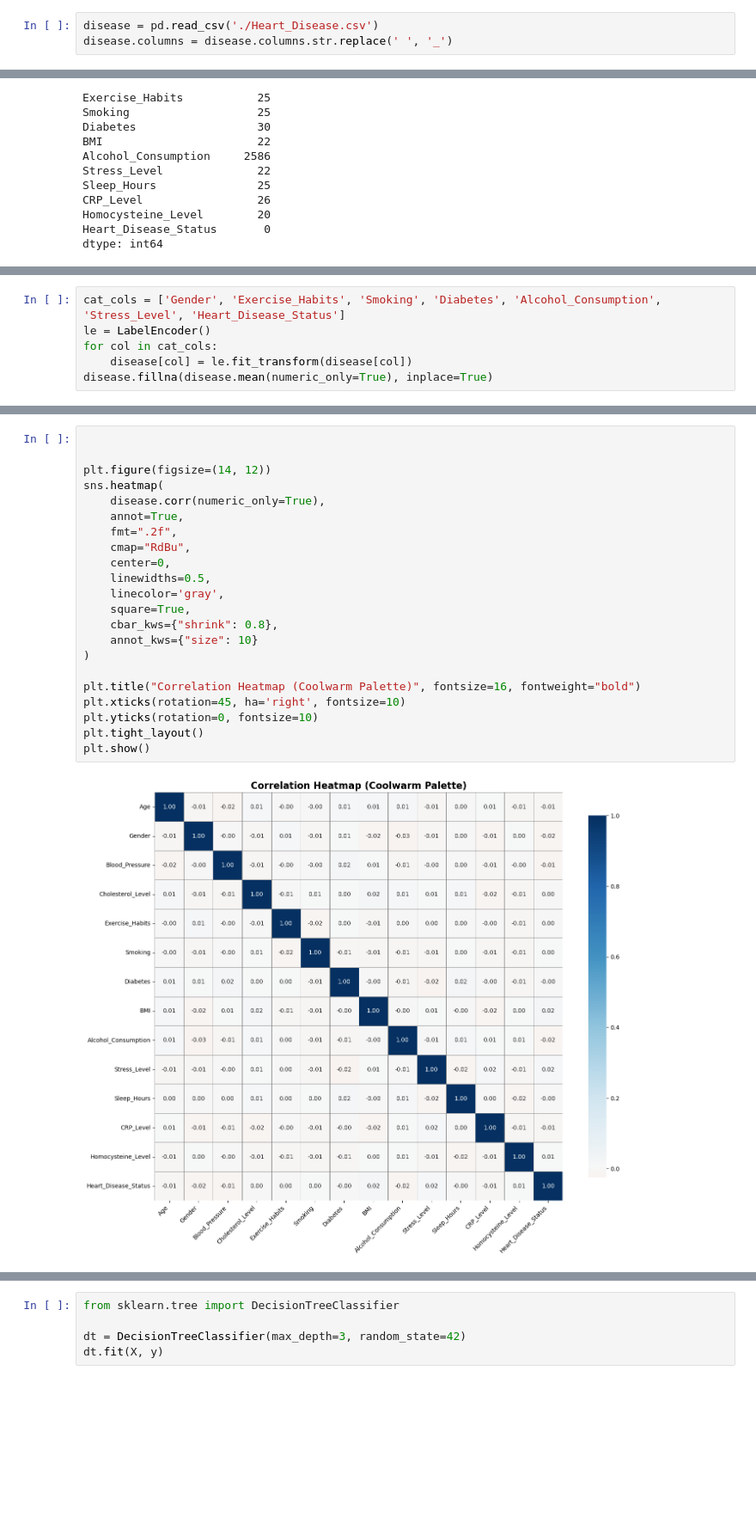
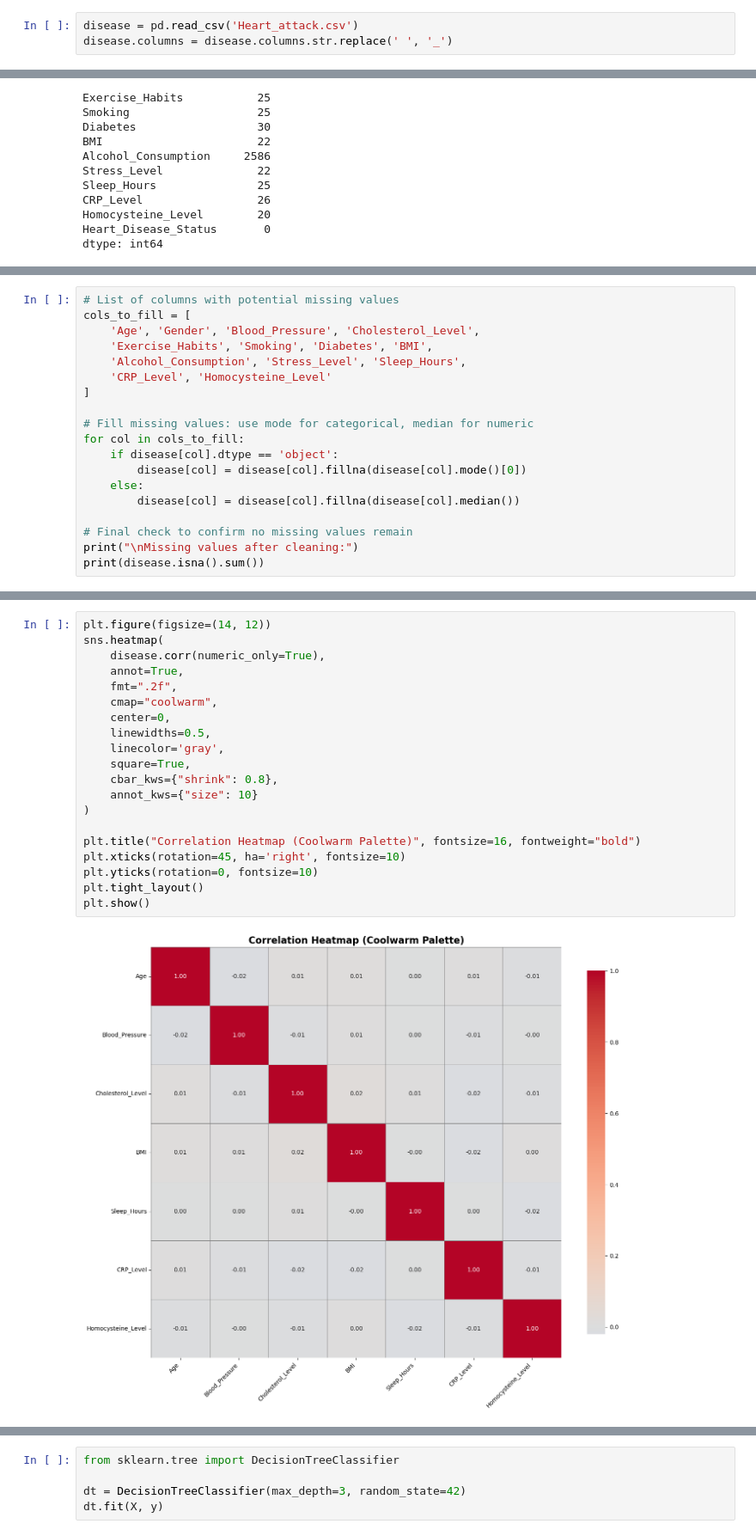
Before and after one commit to Nimmagadda881989/Final-project-report, a Jupyter notebook: Heart_Disease_Analysis_Notebook.ipynb, the cells around one changed output, grey strips where cells are left out. Shown at 86% size. Saved outputs shown, nothing was run; the diff lists cells and outputs as text; blank space fills up the shorter version.

```diff
--- a/Heart_Disease_Analysis_Notebook.ipynb
+++ b/Heart_Disease_Analysis_Notebook.ipynb
@@ -17,5 +30,5 @@ from sklearn.preprocessing import LabelEncoder, StandardScaler
 # %%
-disease = pd.read_csv('./Heart_Disease.csv')
+disease = pd.read_csv('Heart_attack.csv')
 disease.columns = disease.columns.str.replace(' ', '_')
 # %%
 print("Shape of the disease dataframe", disease.shape)
@@ -109,0 +133,19 @@ dtype: int64
+# %%
+# List of columns with potential missing values
+cols_to_fill = [
+    'Age', 'Gender', 'Blood_Pressure', 'Cholesterol_Level',
+    'Exercise_Habits', 'Smoking', 'Diabetes', 'BMI',
+    'Alcohol_Consumption', 'Stress_Level', 'Sleep_Hours',
+    'CRP_Level', 'Homocysteine_Level'
+]
+
+# Fill missing values: use mode for categorical, median for numeric
+for col in cols_to_fill:
+    if disease[col].dtype == 'object':
+        disease[col] = disease[col].fillna(disease[col].mode()[0])
+    else:
+        disease[col] = disease[col].fillna(disease[col].median())
+
+# Final check to confirm no missing values remain
+print("\nMissing values after cleaning:")
+print(disease.isna().sum())
@@ -121,7 +181 @@ disease.describe()
 | max | 80.000000 | 180.000000 | 300.000000 | 39.996954 | 9.999952 | 14.997087 | 19.999037 |
-# %%
-cat_cols = ['Gender', 'Exercise_Habits', 'Smoking', 'Diabetes', 'Alcohol_Consumption', 'Stress_Level', 'Heart_Disease_Status']
-le = LabelEncoder()
-for col in cat_cols:
-    disease[col] = le.fit_transform(disease[col])
-disease.fillna(disease.mean(numeric_only=True), inplace=True)
@@ -130,24 +184,22 @@ numerical_columns = disease.select_dtypes(exclude = 'object')
 # %%
-
-
 plt.figure(figsize=(14, 12))
 sns.heatmap(
     disease.corr(numeric_only=True),
     annot=True,
     fmt=".2f",
-    cmap="RdBu",
+    cmap="coolwarm",
     center=0,
     linewidths=0.5,
     linecolor='gray',
     square=True,
     cbar_kws={"shrink": 0.8},
     annot_kws={"size": 10}
 )
 
 plt.title("Correlation Heatmap (Coolwarm Palette)", fontsize=16, fontweight="bold")
 plt.xticks(rotation=45, ha='right', fontsize=10)
 plt.yticks(rotation=0, fontsize=10)
 plt.tight_layout()
 plt.show()
 # %% [output]
-[figure, old version]
+[figure, new version]
```
Also changed, not shown: parts of 24 cells of this notebook, 2 other files.
